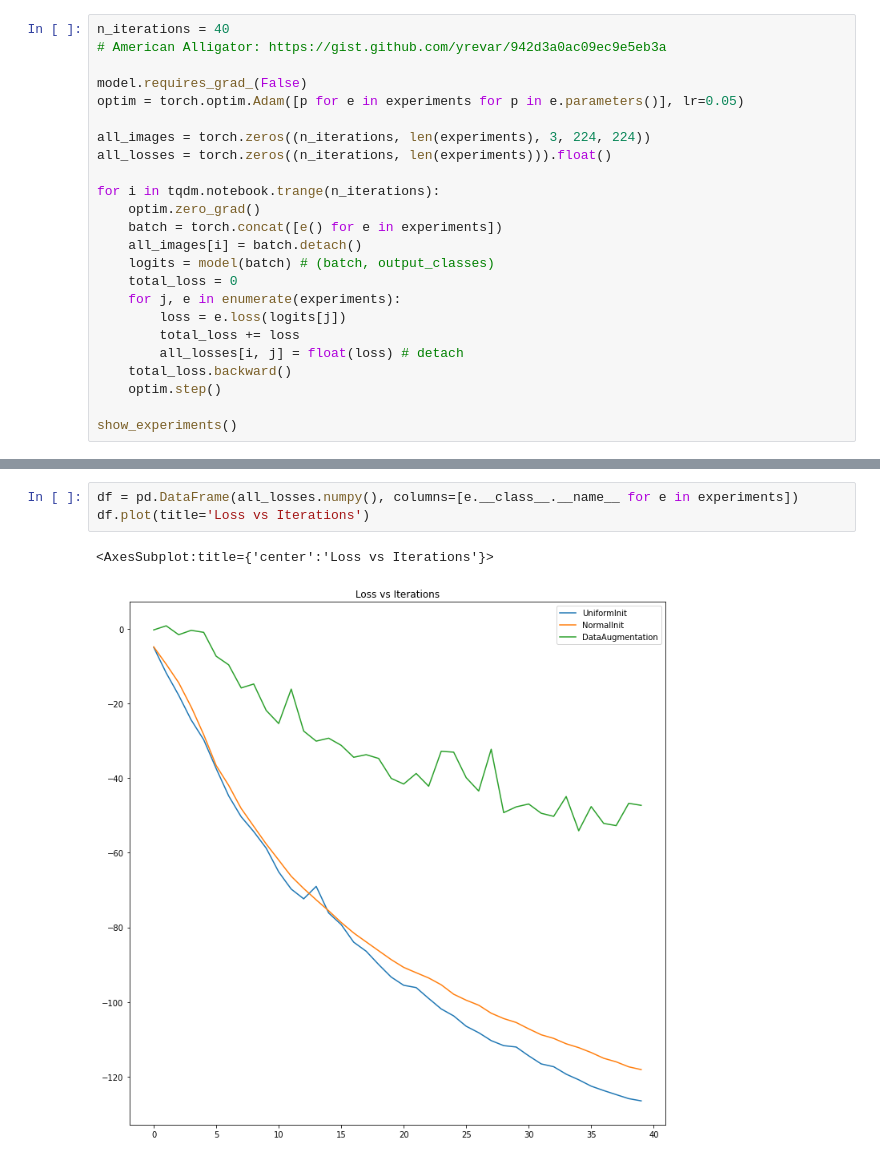
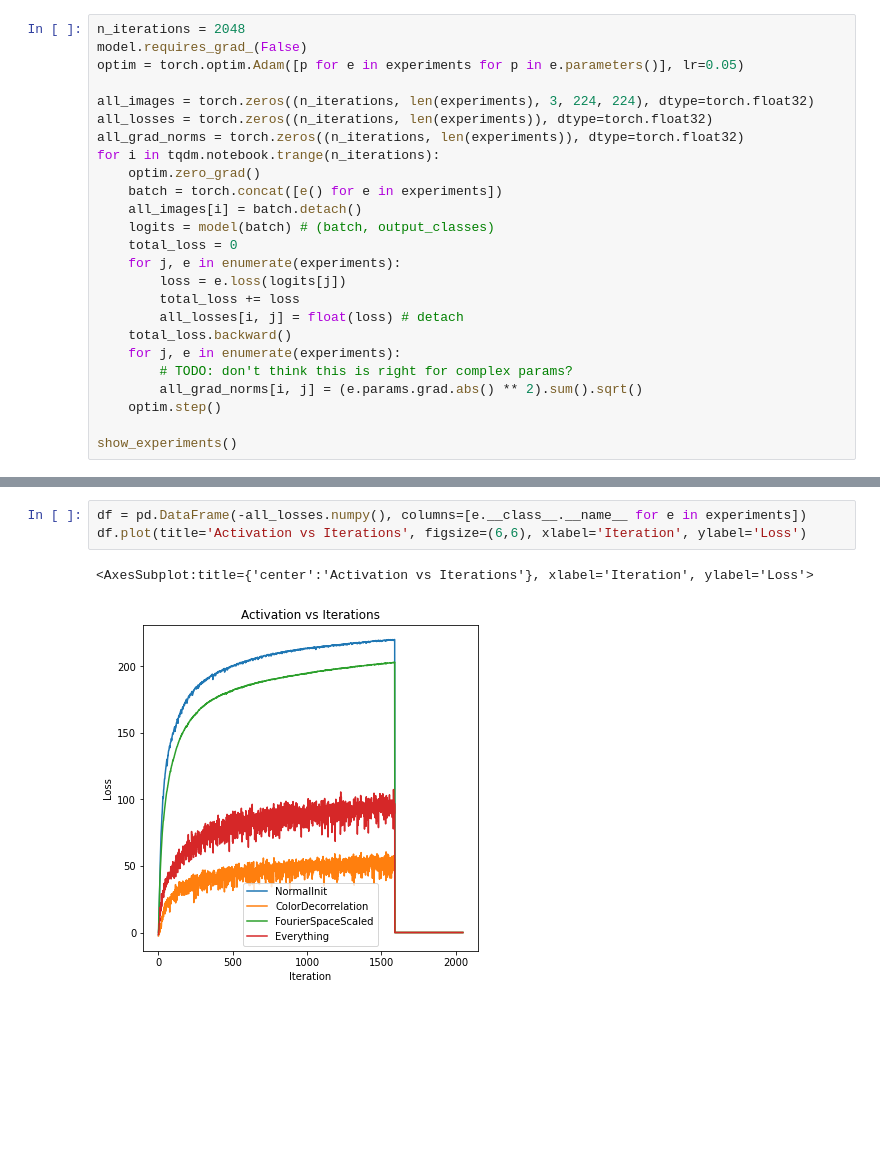
Before and after one commit to redwoodresearch/mlab, a Jupyter notebook: days/w1d4/w1d4_sol.ipynb, the cells around one changed output, grey strips where cells are left out. Drawn from its saved outputs; the diff is of its cells as text; blank space fills up the shorter version.

```diff
--- a/days/w1d4/w1d4_sol.ipynb
+++ b/days/w1d4/w1d4_sol.ipynb
@@ -96,13 +183,11 @@ show_experiments()
 # %%
-n_iterations = 40
-# American Alligator: https://gist.github.com/yrevar/942d3a0ac09ec9e5eb3a
-
+n_iterations = 2048
 model.requires_grad_(False)
 optim = torch.optim.Adam([p for e in experiments for p in e.parameters()], lr=0.05)
 
-all_images = torch.zeros((n_iterations, len(experiments), 3, 224, 224))
-all_losses = torch.zeros((n_iterations, len(experiments))).float()
-
+all_images = torch.zeros((n_iterations, len(experiments), 3, 224, 224), dtype=torch.float32)
+all_losses = torch.zeros((n_iterations, len(experiments)), dtype=torch.float32)
+all_grad_norms = torch.zeros((n_iterations, len(experiments)), dtype=torch.float32)
 for i in tqdm.notebook.trange(n_iterations):
     optim.zero_grad()
     batch = torch.concat([e() for e in experiments])
@@ -114,6 +199,9 @@ for i in tqdm.notebook.trange(n_iterations):
         total_loss += loss
         all_losses[i, j] = float(loss) # detach
     total_loss.backward()
+    for j, e in enumerate(experiments):
+        # TODO: don't think this is right for complex params?
+        all_grad_norms[i, j] = (e.params.grad.abs() ** 2).sum().sqrt()
     optim.step()
 
 show_experiments()
@@ -135,6 +221,6 @@ interactive(children=(IntSlider(value=0, description='iteration_num', max=39), O
 # %%
-df = pd.DataFrame(all_losses.numpy(), columns=[e.__class__.__name__ for e in experiments])
-df.plot(title='Loss vs Iterations')
+df = pd.DataFrame(-all_losses.numpy(), columns=[e.__class__.__name__ for e in experiments])
+df.plot(title='Activation vs Iterations', figsize=(6,6), xlabel='Iteration', ylabel='Loss')
 # %% [output]
-<AxesSubplot:title={'center':'Loss vs Iterations'}>
+<AxesSubplot:title={'center':'Activation vs Iterations'}, xlabel='Iteration', ylabel='Loss'>
-[figure, old version]
+[figure, new version]
```
Also changed, not shown: parts of 17 cells of this notebook.
